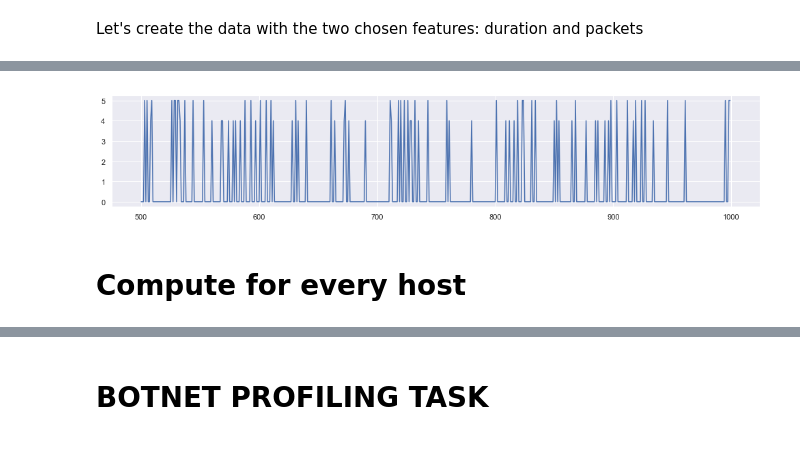
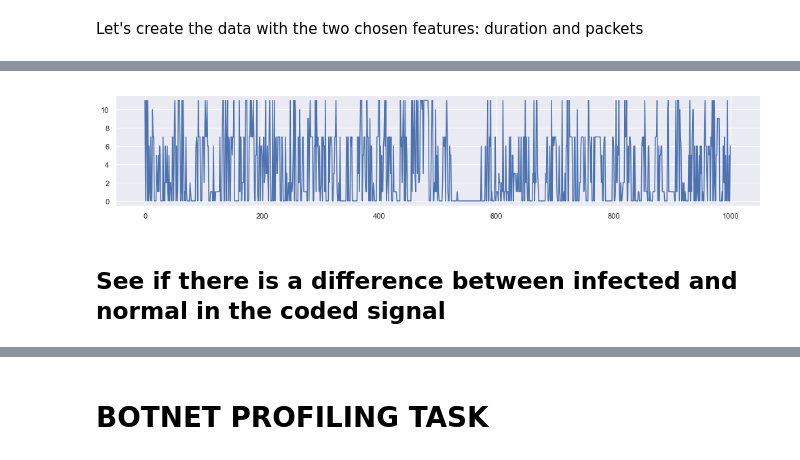
Before and after one commit to benhe119/Cyber-data-analytics_TUDelft, a Jupyter notebook: lab3/notebooks/Flow_data_discretization_task.ipynb, the cells around one changed output, grey strips where cells are left out. Drawn from its saved outputs; the diff is of its cells as text; code cells hidden in the pictures.

```diff
--- a/lab3/notebooks/Flow_data_discretization_task.ipynb
+++ b/lab3/notebooks/Flow_data_discretization_task.ipynb
@@ -225,11 +204,17 @@ for feat in feat_df.columns:
 # %% [markdown]
 Let's create the data with the two chosen features: duration and packets
 # %%
-df = pd.DataFrame(
+discretized_df = pd.DataFrame(
     {
-        'duration': mapping(inf_data['duration'], clust_values['duration']),
-        'packets': mapping(inf_data['packets'], clust_values['packets']),
+        'duration': mapping(feat_df['duration'], clust_values['duration']),
+        'packets': mapping(feat_df['packets'], clust_values['packets']),
     }
 )
-df.head()
+
+# discretized_df = pd.DataFrame(
+#     {
+#         'duration': mapping_v2(feat_df['duration'], clust_values['duration']),
+#         'packets': mapping_v2(feat_df['packets'], clust_values['packets']),
+#     }
+# )
 # %% [output]
@@ -247,7 +286,7 @@ plt.show()
 # %%
 from functools import reduce
 def get_code(data_df):
-    uniques = {col:df[col].nunique() for col in df.columns}
+    uniques = {col:data_df[col].nunique() for col in data_df.columns}
     num_of_elems_per_feat = [uniques[name] for name in uniques]
     codes = []
     for idx, row in data_df.iterrows():
@@ -259,13 +298,16 @@ def get_code(data_df):
             space_size /= uniques[col]
         codes.append(code)
 
-    return pd.Series(codes)
+    return pd.Series(codes).astype(int)
+# %%
+coded_df = get_code(discretized_df)
+# %%
+coded_df = pd.DataFrame({'code': coded_df})
 # %%
-coded_df = get_code(df)
 plt.figure(figsize=(17, 3))
-plt.plot(coded_df[500:1000])
+plt.plot(coded_df[:1000])
 plt.show()
 # %% [output]
-[figure, old version]
+[figure, new version]
-# %% [markdown]
-# Compute for every host
+# %% [markdown]
+## See if there is a difference between infected and normal in the coded signal
```
Also changed, not shown: parts of 70 cells of this notebook, 1 other file.
